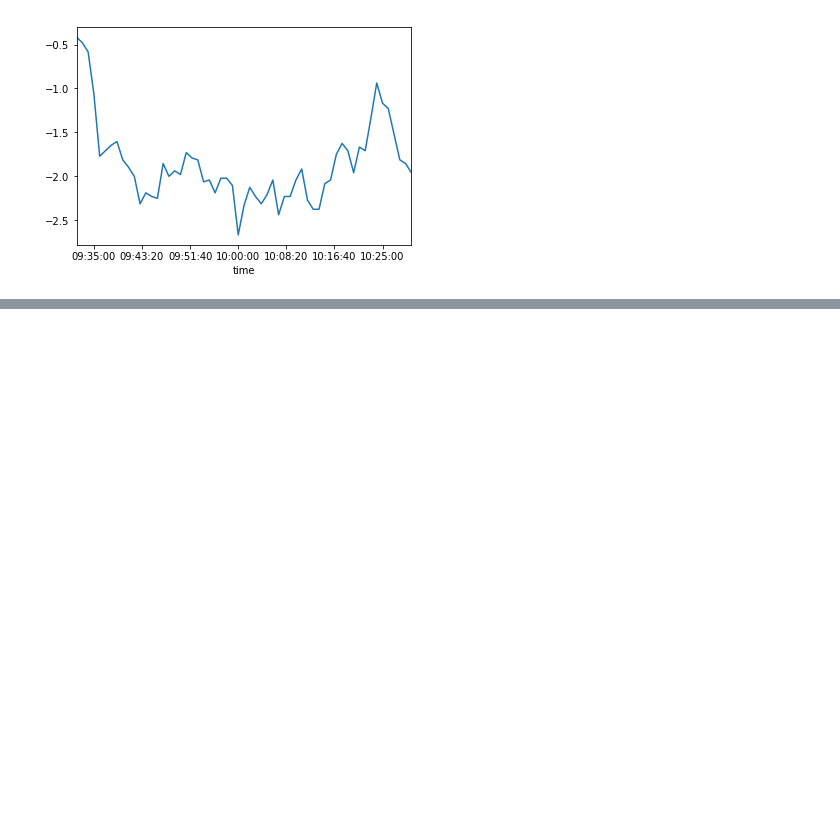
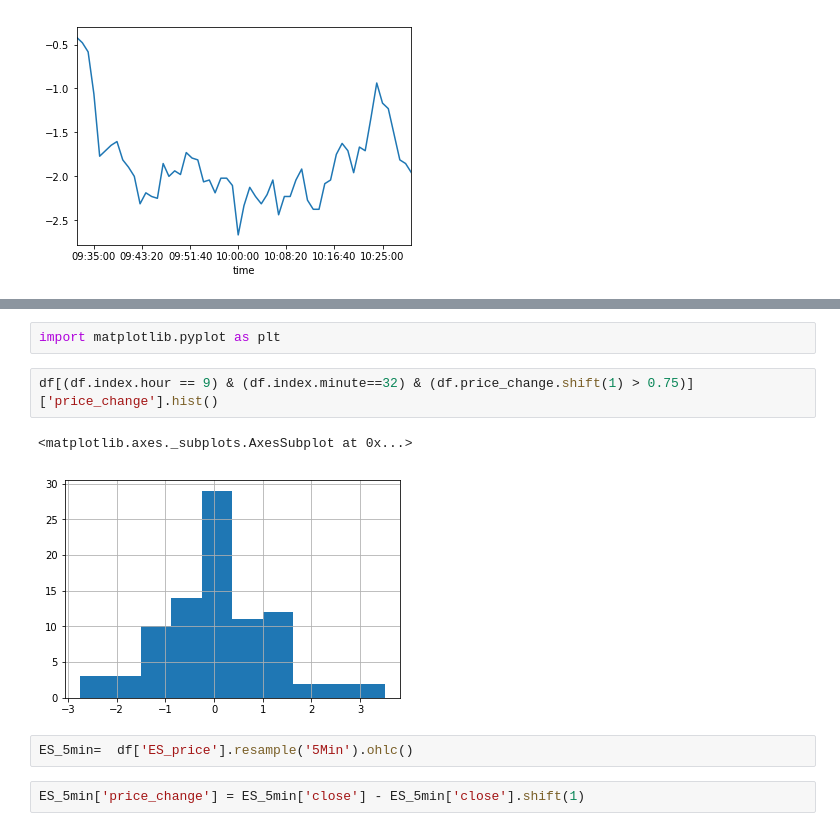
Before and after one commit to kevinfcleary/Brendan_Stuff, a Jupyter notebook: Brendan_Stuff/Analytics Suite v0.1.ipynb, the cells around one changed output, grey strips where cells are left out. Drawn from its saved outputs; the diff is of its cells as text; blank space fills up the shorter version.

```diff
--- a/Brendan_Stuff/Analytics Suite v0.1.ipynb
+++ b/Brendan_Stuff/Analytics Suite v0.1.ipynb
@@ -491,0 +506,11 @@ df_930_1030_down['cumulative_return'].plot()
+# %%
+import matplotlib.pyplot as plt
+# %%
+df[(df.index.hour == 9) & (df.index.minute==32) & (df.price_change.shift(1) > 0.75)]['price_change'].hist()
+# %% [output]
+<matplotlib.axes._subplots.AxesSubplot at 0x...>
+[figure, added]
+# %%
+ES_5min=  df['ES_price'].resample('5Min').ohlc()
+# %%
+ES_5min['price_change'] = ES_5min['close'] - ES_5min['close'].shift(1)
```
Also changed, not shown: parts of 2 cells of this notebook.
